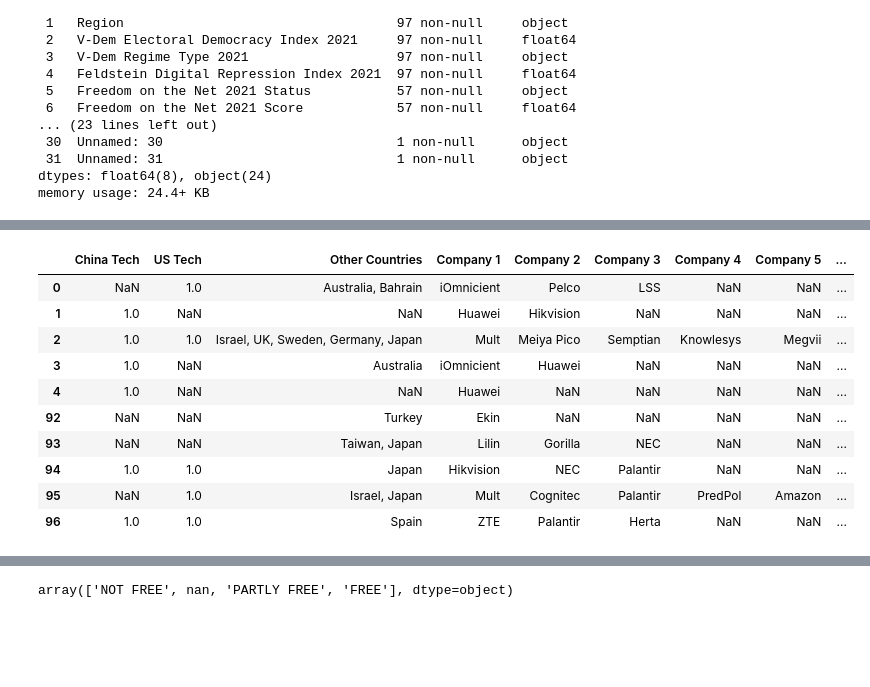
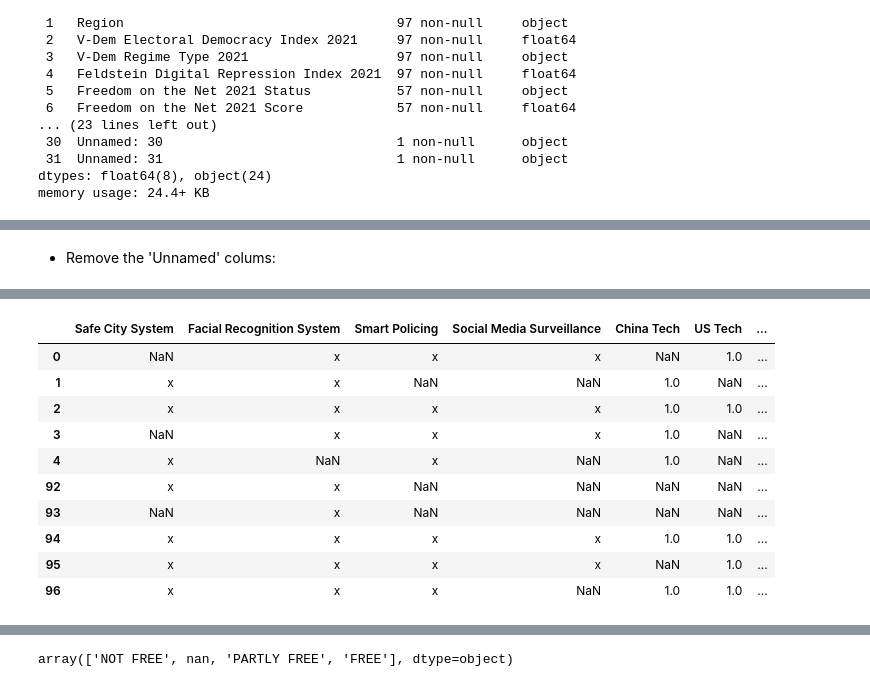
Before and after one commit to irene-glez/Digital-Repression-EDA, a Jupyter notebook: src/notebooks/data_cleaning.ipynb, the cells around one changed output, grey strips where cells are left out. Cells and saved outputs as stored; diff of their text form; code cells hidden in the pictures; blank space fills up the shorter version.

```diff
--- a/src/notebooks/data_cleaning.ipynb
+++ b/src/notebooks/data_cleaning.ipynb
@@ -149 +159,5 @@ memory usage: 24.4+ KB
+# %% [markdown]
+ - Remove the 'Unnamed' colums:
+# %%
+df_1.drop(list(df_1.filter(regex = 'Unnamed')), axis = 1, inplace = True)
 # %%
@@ -161,16 +175,16 @@ df_1.iloc[:, :15].head().append(df_1.iloc[:, :15].tail())
 | 95 | UnitElectoral Democracy States of... | WHA | 0.821 | LD | -0.513142 | ... |
 | 96 | Uruguay | WHA | 0.841 | LD | -1.182223 | ... |
 # %%
-df_1.iloc[:, 15:].head().append(df_1.iloc[:, 15:].tail())
+df_1.iloc[:, 11:].head().append(df_1.iloc[:, 11:].tail())
 # %% [output]
-|  | China Tech | US Tech | Other Countries | Company 1 | Company 2 | Company 3 | Company 4 | Company 5 | ... |
-| 0 | NaN | 1.0 | Australia, Bahrain | iOmnicient | Pelco | LSS | NaN | NaN | ... |
-| 1 | 1.0 | NaN | NaN | Huawei | Hikvision | NaN | NaN | NaN | ... |
-| 2 | 1.0 | 1.0 | Israel, UK, Sweden, Germany, Japan | Mult | Meiya Pico | Semptian | Knowlesys | Megvii | ... |
-| 3 | 1.0 | NaN | Australia | iOmnicient | Huawei | NaN | NaN | NaN | ... |
-| 4 | 1.0 | NaN | NaN | Huawei | NaN | NaN | NaN | NaN | ... |
-| 92 | NaN | NaN | Turkey | Ekin | NaN | NaN | NaN | NaN | ... |
-| 93 | NaN | NaN | Taiwan, Japan | Lilin | Gorilla | NEC | NaN | NaN | ... |
-| 94 | 1.0 | 1.0 | Japan | Hikvision | NEC | Palantir | NaN | NaN | ... |
-| 95 | NaN | 1.0 | Israel, Japan | Mult | Cognitec | Palantir | PredPol | Amazon | ... |
-| 96 | 1.0 | 1.0 | Spain | ZTE | Palantir | Herta | NaN | NaN | ... |
+|  | Safe City System | Facial Recognition System | Smart Policing | Social Media Surveillance | China Tech | US Tech | ... |
+| 0 | NaN | x | x | x | NaN | 1.0 | ... |
+| 1 | x | x | NaN | NaN | 1.0 | NaN | ... |
+| 2 | x | x | x | x | 1.0 | 1.0 | ... |
+| 3 | NaN | x | x | x | 1.0 | NaN | ... |
+| 4 | x | NaN | x | NaN | 1.0 | NaN | ... |
+| 92 | x | x | NaN | NaN | NaN | NaN | ... |
+| 93 | NaN | x | NaN | NaN | NaN | NaN | ... |
+| 94 | x | x | x | x | 1.0 | 1.0 | ... |
+| 95 | x | x | x | x | NaN | 1.0 | ... |
+| 96 | x | x | x | NaN | 1.0 | 1.0 | ... |
```
Also changed, not shown: parts of 23 cells of this notebook, 4 other files.
